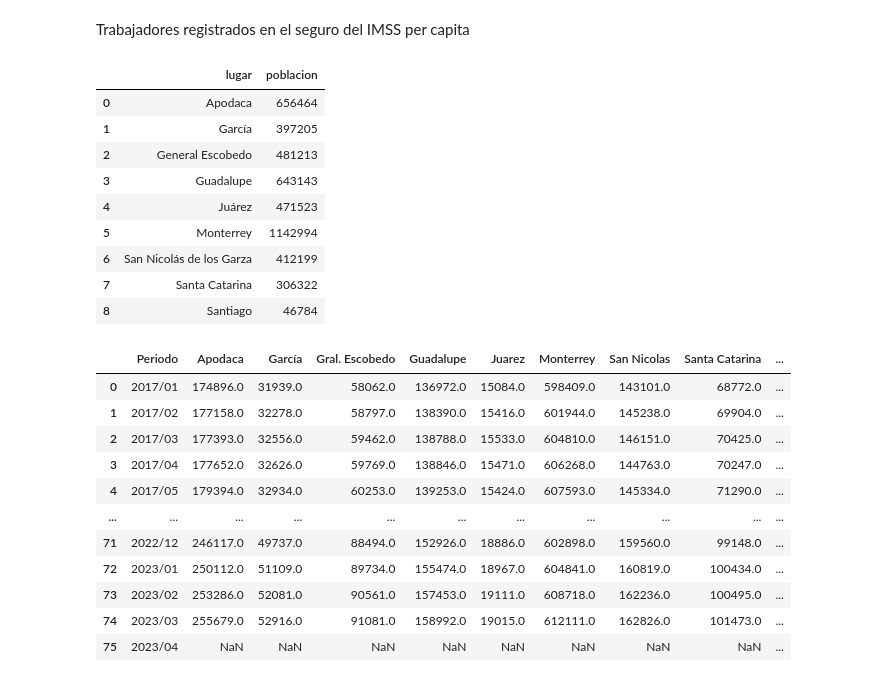
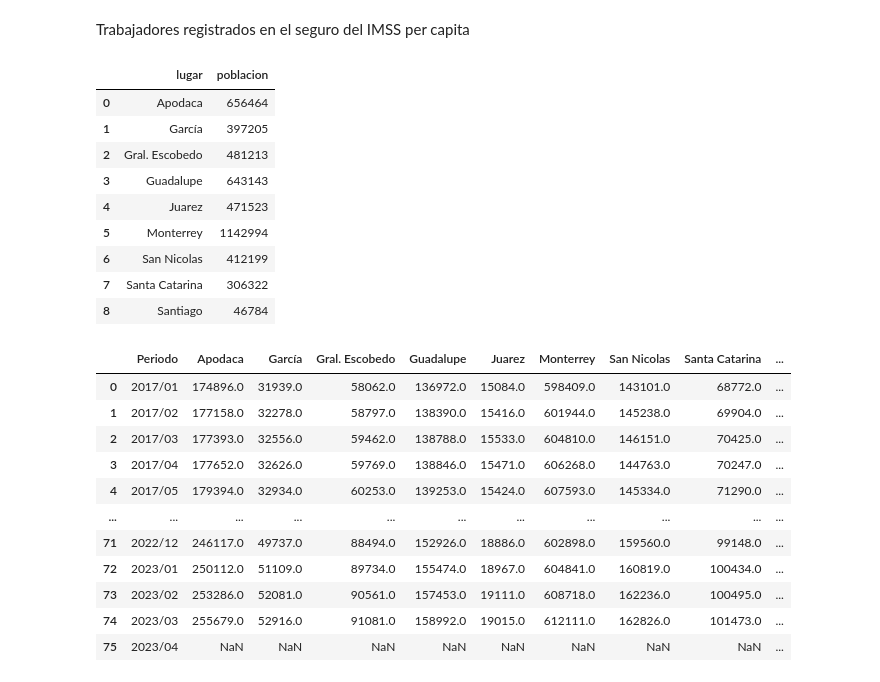
Before and after one commit to JosePabloGFnl/Monterrey-Violence, a Jupyter notebook: city-crimes.ipynb, the cells around one changed output. Saved outputs shown, nothing was run; the diff lists cells and outputs as text; code cells hidden in the pictures.

```diff
--- a/city-crimes.ipynb
+++ b/city-crimes.ipynb
@@ -113,20 +113,23 @@ Trabajadores registrados en el seguro del IMSS per capita
 poblacion = pd.read_excel('Poblacion_Censos_Municipios_NL.xlsx', sheet_name='Hoja2')
 poblacion = poblacion[poblacion["Periodo"] == 2020]
 poblacion = poblacion[["Apodaca", "García", "General Escobedo", "Guadalupe", "Juárez", "Monterrey", "San Nicolás de los Garza", "Santa Catarina", "Santiago"]]
-# %%
-poblacion = poblacion.melt(var_name="lugar", value_name="poblacion")
-poblacion
-# %% [output]
-|  | lugar | poblacion |
-| 0 | Apodaca | 656464 |
-| 1 | García | 397205 |
-| 2 | General Escobedo | 481213 |
-| 3 | Guadalupe | 643143 |
-| 4 | Juárez | 471523 |
-| 5 | Monterrey | 1142994 |
-| 6 | San Nicolás de los Garza | 412199 |
-| 7 | Santa Catarina | 306322 |
-| 8 | Santiago | 46784 |
+# %%
+poblacion = poblacion.melt(var_name="lugar", value_name="poblacion")
+poblacion['lugar'] = (poblacion['lugar'].str.replace('General Escobedo', 'Gral. Escobedo'))
+poblacion['lugar'] = (poblacion['lugar'].str.replace('San Nicolás de los Garza', 'San Nicolas'))
+poblacion['lugar'] = (poblacion['lugar'].str.replace('Juárez', 'Juarez'))
+poblacion
+# %% [output]
+|  | lugar | poblacion |
+| 0 | Apodaca | 656464 |
+| 1 | García | 397205 |
+| 2 | Gral. Escobedo | 481213 |
+| 3 | Guadalupe | 643143 |
+| 4 | Juarez | 471523 |
+| 5 | Monterrey | 1142994 |
+| 6 | San Nicolas | 412199 |
+| 7 | Santa Catarina | 306322 |
+| 8 | Santiago | 46784 |
 # %%
 trabajadores_imss = pd.read_excel('TrabajadoresIMSS_Municipio_NL.xlsx', sheet_name='Hoja1')
 trabajadores_imss = trabajadores_imss[["Periodo", "Apodaca", "García", "Gral. Escobedo", "Guadalupe", "Juarez", "Monterrey", "San Nicolas", "Santa Catarina", "Santiago"]]
```
Also changed, not shown: parts of 1 cell of this notebook, 1 other file.
